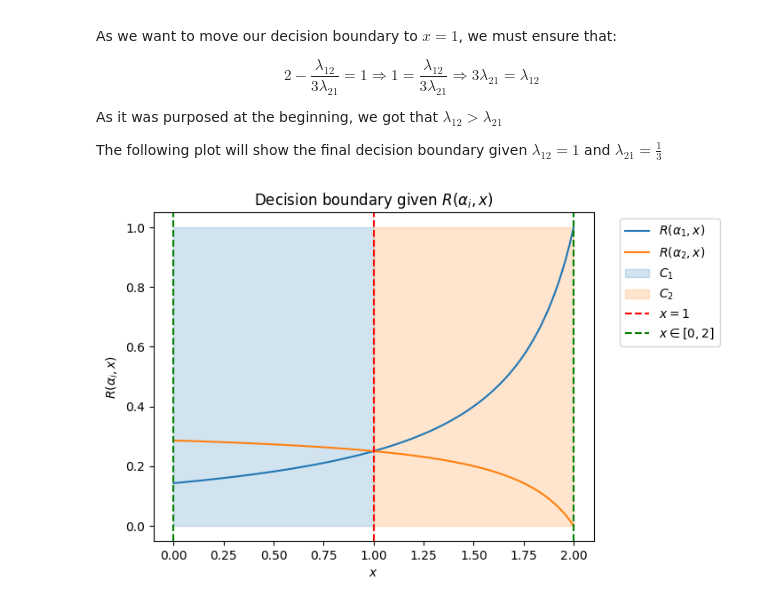
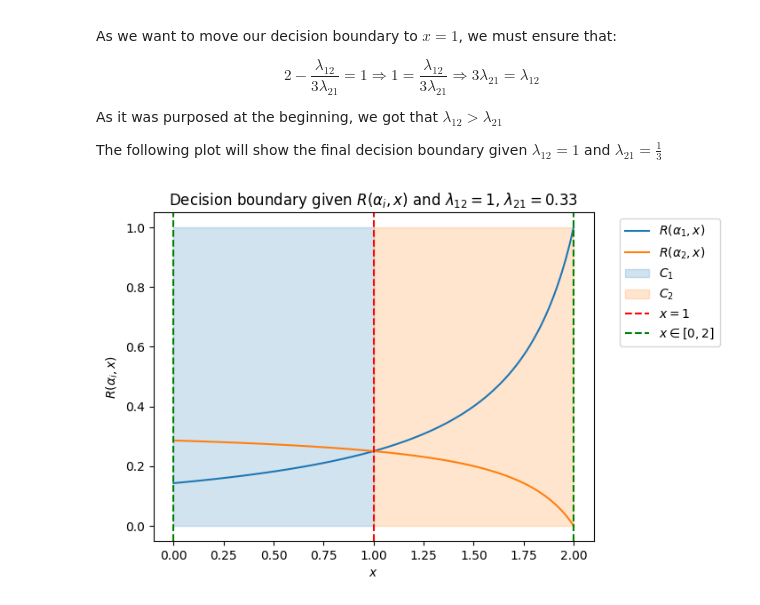
Before and after one commit to omardtl24/ML2025-1, a Jupyter notebook: Practices/Practice Problems 3.ipynb, the cells around one changed output. Saved outputs shown, nothing was run; the diff lists cells and outputs as text; code cells hidden in the pictures.

Commit message:
Practice 3 - Lambda in plot

```diff
--- a/Practices/Practice Problems 3.ipynb
+++ b/Practices/Practice Problems 3.ipynb
@@ -121,27 +121,27 @@ The following plot will show the final decision boundary given $\lambda_{12} = 1
 # %%
 import matplotlib.pyplot as plt
 import numpy as np
 
 lambda12 = 1
 lambda21 = 1/3
 
 riskAlpha2 = lambda x: lambda21*(6-3*x)/(7-3*x)
 riskAlpha1 = lambda x: lambda12*1/(7-3*x)
 
 x = np.linspace(0,2,100)
 boundary = 1
 
 plt.plot(x,riskAlpha1(x), label = '$R(\\alpha_1,x)$', color = 'tab:blue')
 plt.plot(x,riskAlpha2(x), label = '$R(\\alpha_2,x)$', color = 'tab:orange')
 plt.fill([0,0,boundary,boundary],[0,1,1,0], color = 'tab:blue', alpha = 0.2, label = '$C_1$')
 plt.fill([boundary,2,2,boundary],[0,0,1,1], color = 'tab:orange', alpha = 0.2, label = '$C_2$')
 plt.axvline(boundary, 0, 1, color='red' , linestyle = '--', label = '$x = 1$')
 plt.axvline(0, 0, 1, color='green' , linestyle = '--', label = '$x \\in [0,2]$')
 plt.axvline(2, 0, 1, color='green' , linestyle = '--')
 plt.xlabel('$x$')
 plt.ylabel('$R(\\alpha_i,x)$')
-plt.title('Decision boundary given $R(\\alpha_i,x)$')
+plt.title(f'Decision boundary given $R(\\alpha_i,x)$ and $\\lambda_{{12}} = {lambda12}$, $\\lambda_{{21}} = {lambda21:.2f}$')
 plt.legend(bbox_to_anchor = (1.3,1), loc = 'upper right')
 plt.show()
 # %% [output]
-[figure, old version]
+[figure, new version]
```
